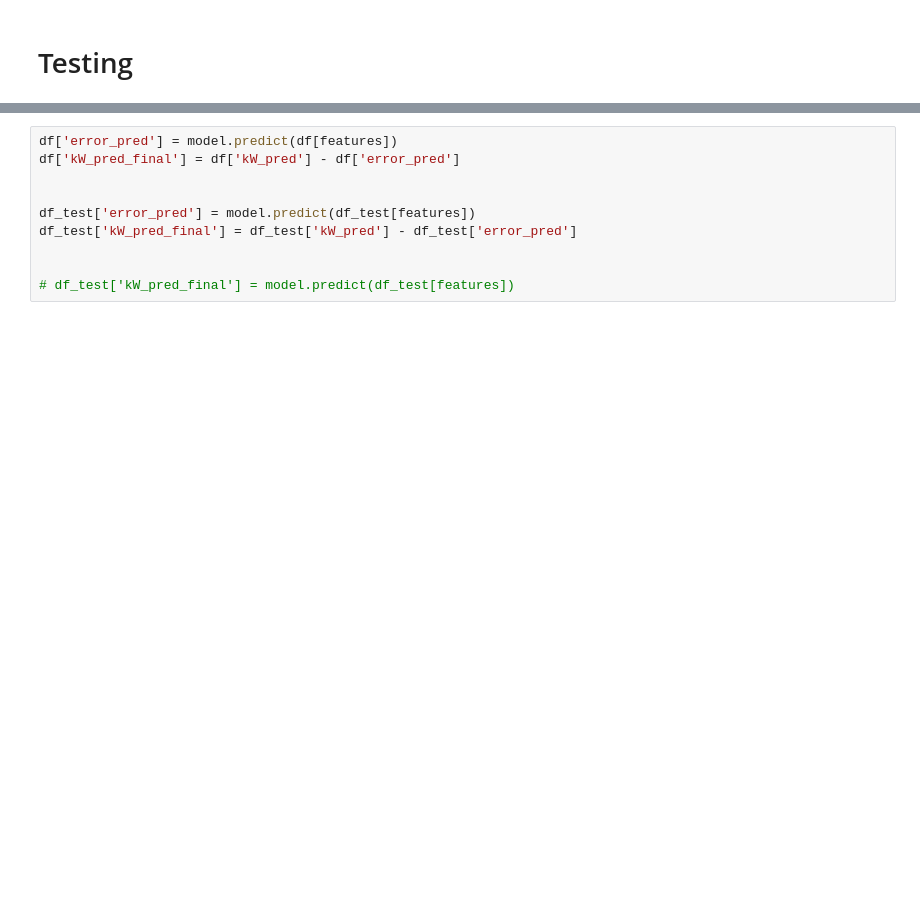
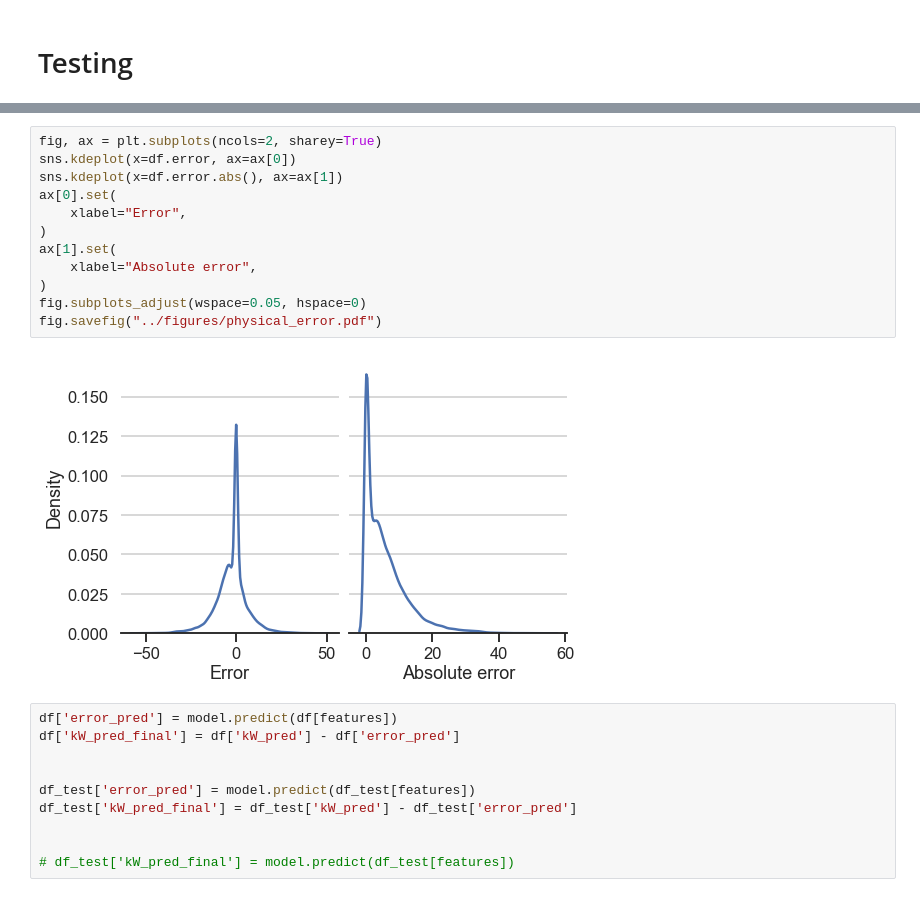
Before and after one commit to simonmoesorensen/energy-consumption-project, a Jupyter notebook: notebooks/combined_model.ipynb, the cells around one changed output, grey strips where cells are left out. Cells and saved outputs as stored; diff of their text form; blank space fills up the shorter version.

```diff
--- a/notebooks/combined_model.ipynb
+++ b/notebooks/combined_model.ipynb
@@ -167,3 +173,17 @@ ax.xaxis.set_major_formatter(mdates.DateFormatter('%H:%M'))
+# %%
+fig, ax = plt.subplots(ncols=2, sharey=True)
+sns.kdeplot(x=df.error, ax=ax[0])
+sns.kdeplot(x=df.error.abs(), ax=ax[1])
+ax[0].set(
+    xlabel="Error",
+)
+ax[1].set(
+    xlabel="Absolute error",
+)
+fig.subplots_adjust(wspace=0.05, hspace=0)
+fig.savefig("../figures/physical_error.pdf")
+# %% [output]
+[figure, added]
 # %%
 df['error_pred'] = model.predict(df[features])
 df['kW_pred_final'] = df['kW_pred'] - df['error_pred']
```
Also changed, not shown: parts of 10 cells of this notebook, 5 other files.
